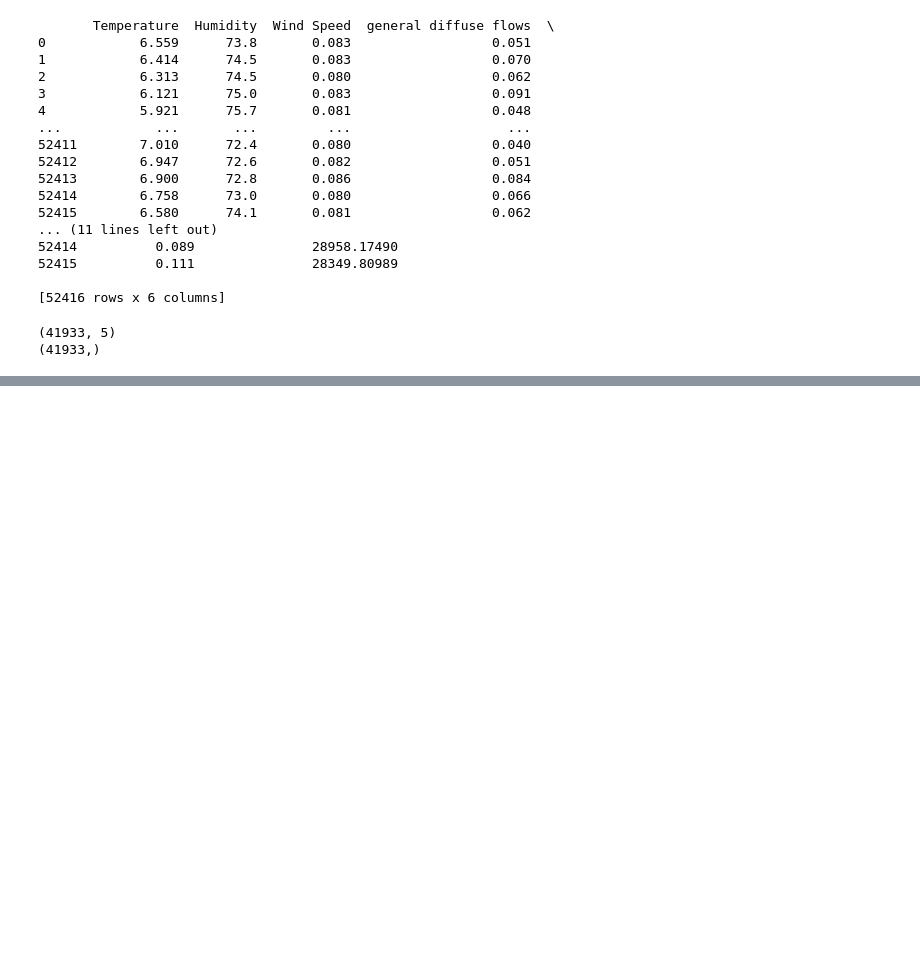
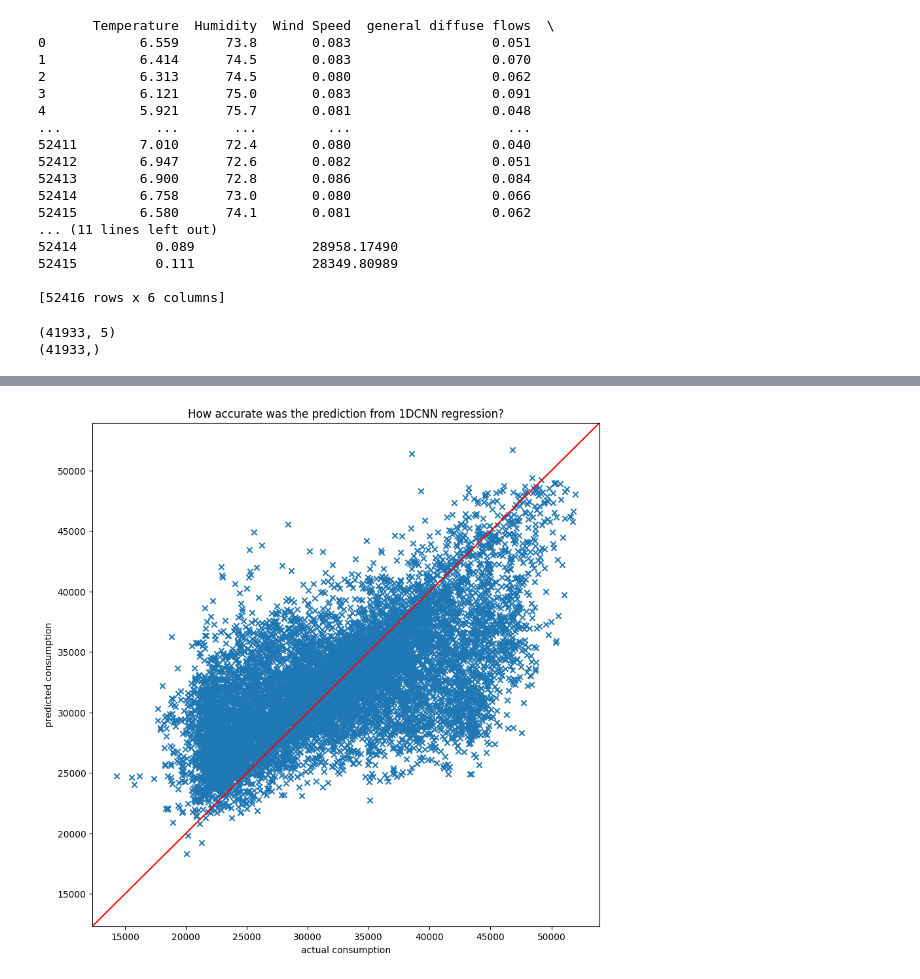
Before and after one commit to KnightChaser/ML-challenge, a Jupyter notebook: EX_challenging_problems/03_power_consumption_prediction/electricity_usage_prediction_challenge_1DCNN.ipynb, the cells around one changed output, grey strips where cells are left out. Drawn from its saved outputs; the diff is of its cells as text; code cells hidden in the pictures; blank space fills up the shorter version.

```diff
--- a/EX_challenging_problems/03_power_consumption_prediction/electricity_usage_prediction_challenge_1DCNN.ipynb
+++ b/EX_challenging_problems/03_power_consumption_prediction/electricity_usage_prediction_challenge_1DCNN.ipynb
@@ -174,0 +183,24 @@ model.evaluate(test_scaled, test_target)
+# %%
+# Prediction Visualization
+prediction = model.predict(test_scaled)
+
+plt.figure(figsize = (10, 10))
+
+
+plt.scatter(test_target, prediction, marker = "x")
+
+plt.title("How accurate was the prediction from 1DCNN regression?")
+plt.xlabel("actual consumption")
+plt.ylabel("predicted consumption")
+
+# axis_range = [10000, 50000]
+axis_range = [min(min(test_target), min(prediction)) - 2000, max(max(test_target), max(prediction)) + 2000]
+plt.plot(axis_range, axis_range, linestyle = "solid", color = "red")
+plt.xlim(axis_range)
+plt.ylim(axis_range)
+
+plt.show()
+
+# If the scattered plots more nearly approximates to the red diagonal line which represents the exact
+# ratio of 1:1 for prediction:real, the model performed better.
+# %% [output]
@@ -174,0 +208 @@ model.evaluate(test_scaled, test_target)
+[figure, added]
```
Also changed, not shown: parts of 7 cells of this notebook.
